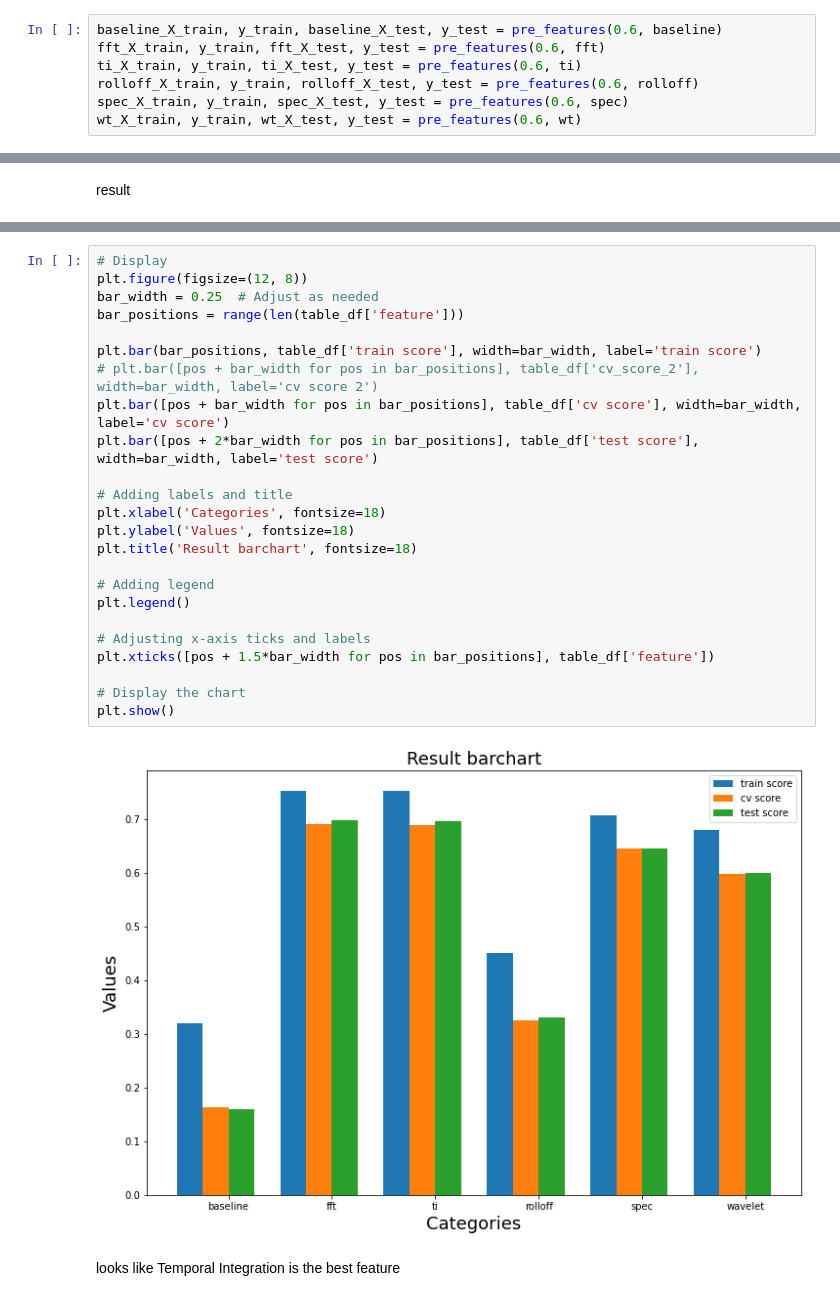
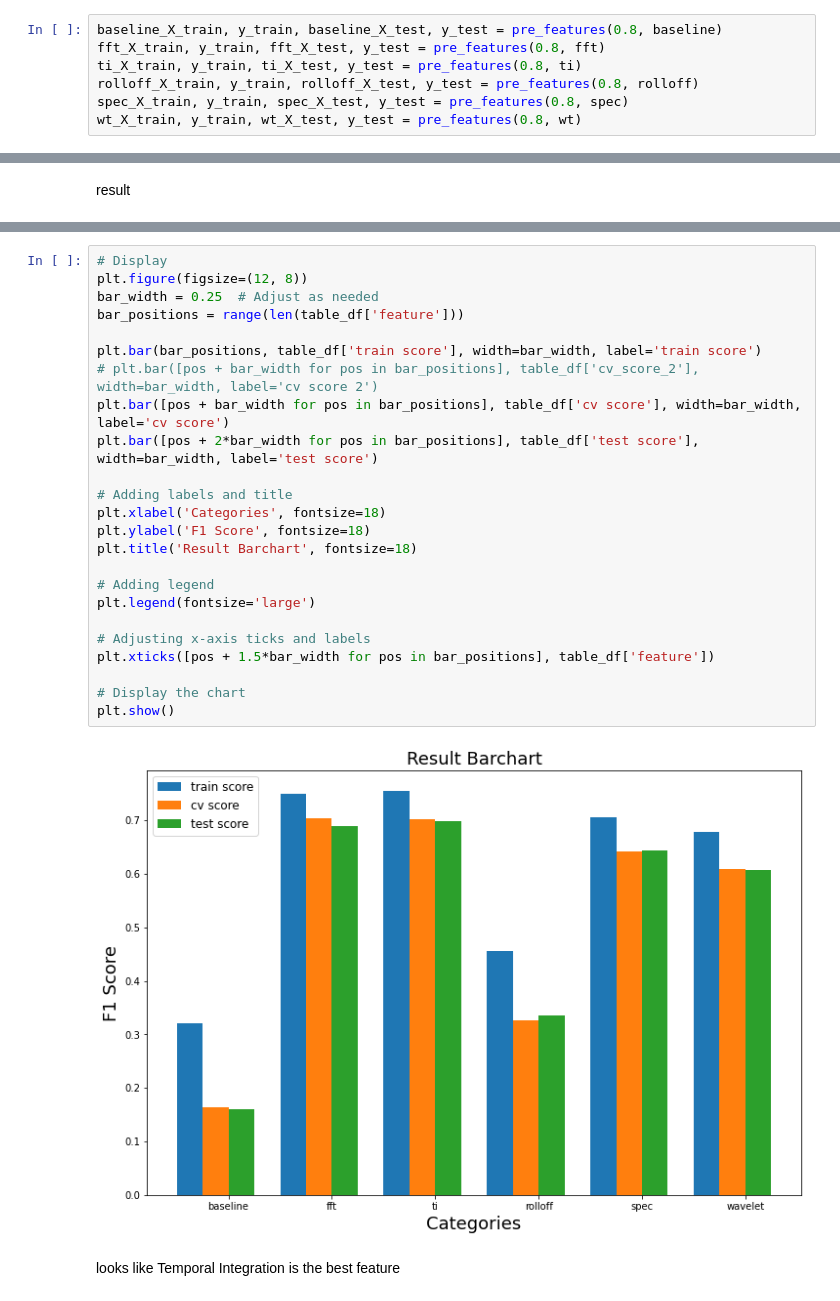
Before and after one commit to Turkeywobbling/ML-group-project, a Jupyter notebook: main.ipynb, the cells around one changed output, grey strips where cells are left out. Drawn from its saved outputs; the diff is of its cells as text.

```diff
--- a/main.ipynb
+++ b/main.ipynb
@@ -23,12 +23,12 @@ wt = pd.read_csv('features/wavelets.csv')
 # %% [markdown]
 pre-porcessing every features
 # %%
-baseline_X_train, y_train, baseline_X_test, y_test = pre_features(0.6, baseline)
-fft_X_train, y_train, fft_X_test, y_test = pre_features(0.6, fft)
-ti_X_train, y_train, ti_X_test, y_test = pre_features(0.6, ti)
-rolloff_X_train, y_train, rolloff_X_test, y_test = pre_features(0.6, rolloff)
-spec_X_train, y_train, spec_X_test, y_test = pre_features(0.6, spec)
-wt_X_train, y_train, wt_X_test, y_test = pre_features(0.6, wt)
+baseline_X_train, y_train, baseline_X_test, y_test = pre_features(0.8, baseline)
+fft_X_train, y_train, fft_X_test, y_test = pre_features(0.8, fft)
+ti_X_train, y_train, ti_X_test, y_test = pre_features(0.8, ti)
+rolloff_X_train, y_train, rolloff_X_test, y_test = pre_features(0.8, rolloff)
+spec_X_train, y_train, spec_X_test, y_test = pre_features(0.8, spec)
+wt_X_train, y_train, wt_X_test, y_test = pre_features(0.8, wt)
 # %% [markdown]
 fit every feature by knn
 # %%
@@ -78,29 +78,29 @@ table_df
 # %%
 # Display
 plt.figure(figsize=(12, 8))
 bar_width = 0.25  # Adjust as needed
 bar_positions = range(len(table_df['feature']))
 
 plt.bar(bar_positions, table_df['train score'], width=bar_width, label='train score')
 # plt.bar([pos + bar_width for pos in bar_positions], table_df['cv_score_2'], width=bar_width, label='cv score 2')
 plt.bar([pos + bar_width for pos in bar_positions], table_df['cv score'], width=bar_width, label='cv score')
 plt.bar([pos + 2*bar_width for pos in bar_positions], table_df['test score'], width=bar_width, label='test score')
 
 # Adding labels and title
 plt.xlabel('Categories', fontsize=18)
-plt.ylabel('Values', fontsize=18)
-plt.title('Result barchart', fontsize=18)
+plt.ylabel('F1 Score', fontsize=18)
+plt.title('Result Barchart', fontsize=18)
 
 # Adding legend
-plt.legend()
+plt.legend(fontsize='large')
 
 # Adjusting x-axis ticks and labels
 plt.xticks([pos + 1.5*bar_width for pos in bar_positions], table_df['feature'])
 
 # Display the chart
 plt.show()
 # %% [output]
-[figure, old version]
+[figure, new version]
 # %% [markdown]
 looks like Temporal Integration is the best feature
 # %% [markdown]
```
Also changed, not shown: parts of 5 cells of this notebook.
